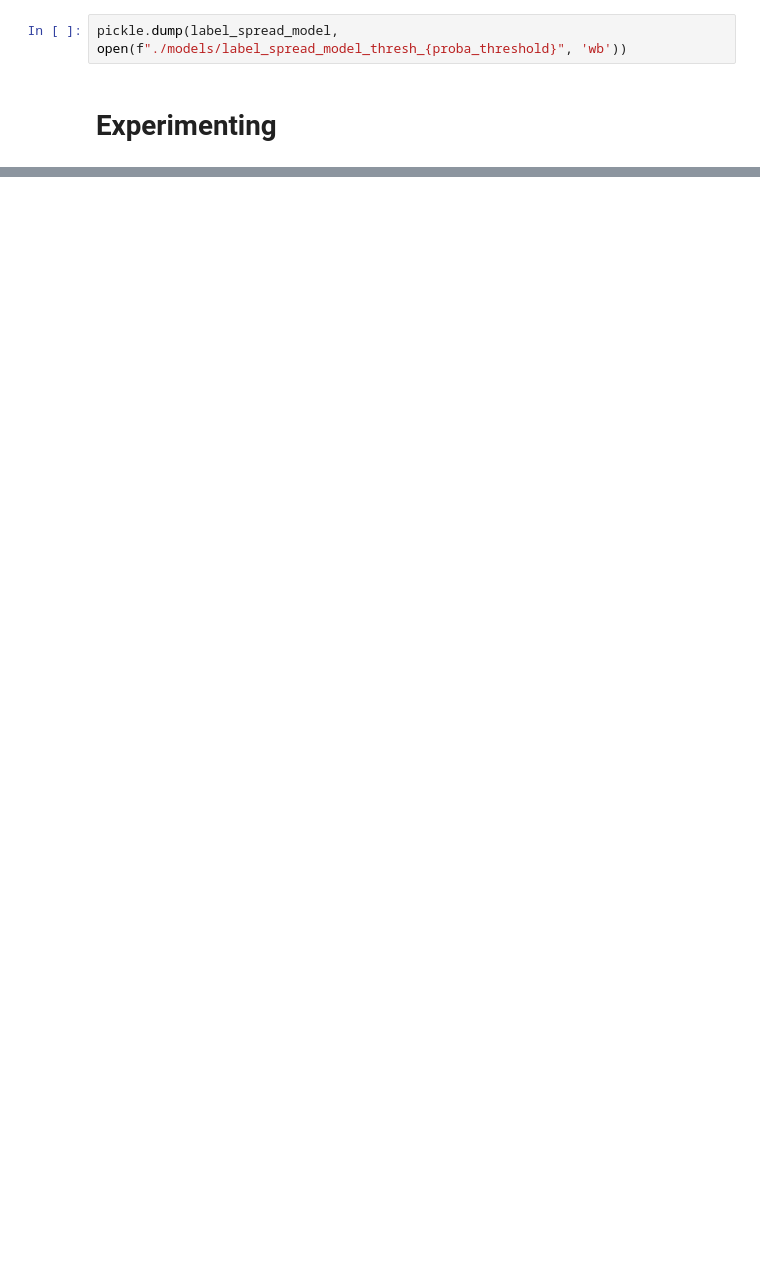
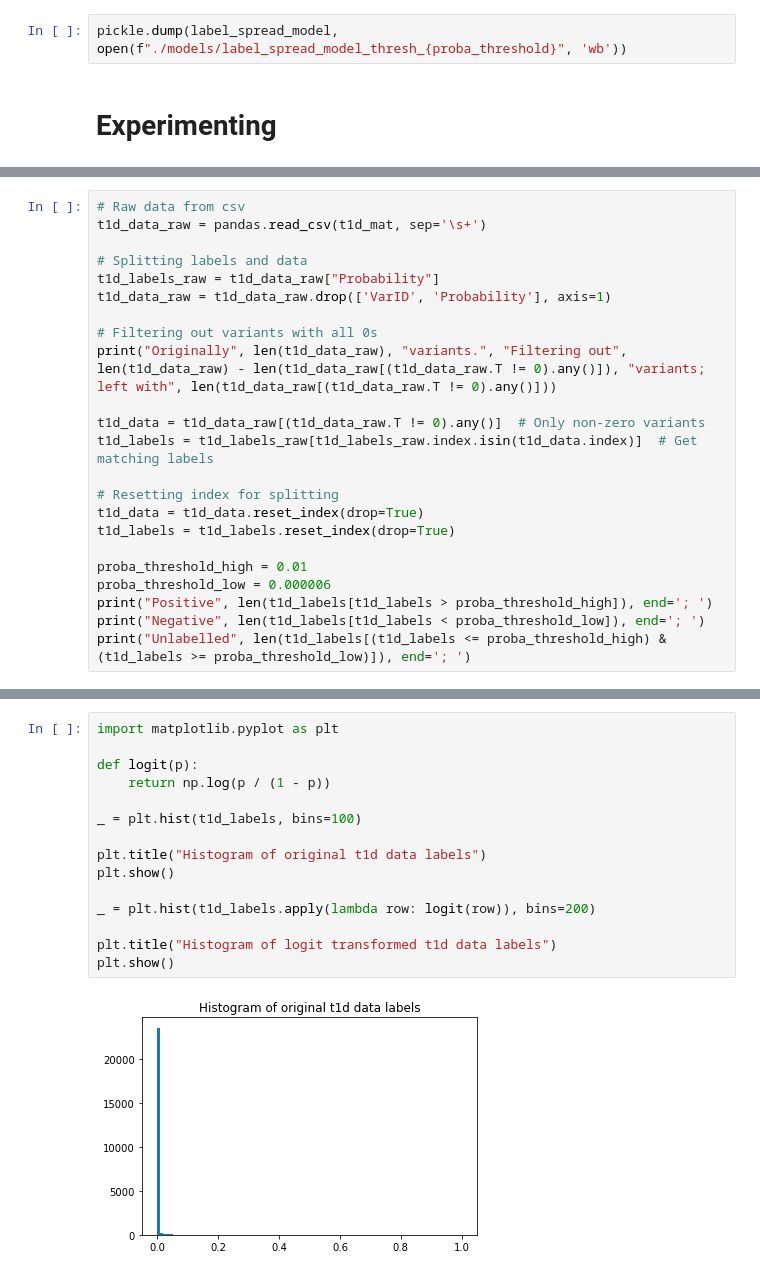
Before and after one commit to sshaul/variant-modeling, a Jupyter notebook: variant_modeling.ipynb, the cells around one changed output, grey strips where cells are left out. Saved outputs shown, nothing was run; the diff lists cells and outputs as text; blank space fills up the shorter version.

```diff
--- a/variant_modeling.ipynb
+++ b/variant_modeling.ipynb
@@ -155,0 +260,23 @@ array([0.99910241, 0.99883314, 0.99923705, 0.99941657, 0.99928193])
+# %%
+# Raw data from csv
+t1d_data_raw = pandas.read_csv(t1d_mat, sep='\s+')
+
+# Splitting labels and data
+t1d_labels_raw = t1d_data_raw["Probability"]
+t1d_data_raw = t1d_data_raw.drop(['VarID', 'Probability'], axis=1)
+
+# Filtering out variants with all 0s
+print("Originally", len(t1d_data_raw), "variants.", "Filtering out", len(t1d_data_raw) - len(t1d_data_raw[(t1d_data_raw.T != 0).any()]), "variants; left with", len(t1d_data_raw[(t1d_data_raw.T != 0).any()]))
+
+t1d_data = t1d_data_raw[(t1d_data_raw.T != 0).any()]  # Only non-zero variants
+t1d_labels = t1d_labels_raw[t1d_labels_raw.index.isin(t1d_data.index)]  # Get matching labels
+
+# Resetting index for splitting
+t1d_data = t1d_data.reset_index(drop=True)
+t1d_labels = t1d_labels.reset_index(drop=True)
+
+proba_threshold_high = 0.01
+proba_threshold_low = 0.000006
+print("Positive", len(t1d_labels[t1d_labels > proba_threshold_high]), end='; ')
+print("Negative", len(t1d_labels[t1d_labels < proba_threshold_low]), end='; ')
+print("Unlabelled", len(t1d_labels[(t1d_labels <= proba_threshold_high) & (t1d_labels >= proba_threshold_low)]), end='; ')
@@ -155,0 +825,17 @@ array([0.99910241, 0.99883314, 0.99923705, 0.99941657, 0.99928193])
+# %%
+import matplotlib.pyplot as plt
+
+def logit(p):
+    return np.log(p / (1 - p))
+
+_ = plt.hist(t1d_labels, bins=100)
+
+plt.title("Histogram of original t1d data labels")
+plt.show()
+
+_ = plt.hist(t1d_labels.apply(lambda row: logit(row)), bins=200)
+
+plt.title("Histogram of logit transformed t1d data labels")
+plt.show()
+# %% [output]
+[figure, added]
```
Also changed, not shown: parts of 61 cells of this notebook.
